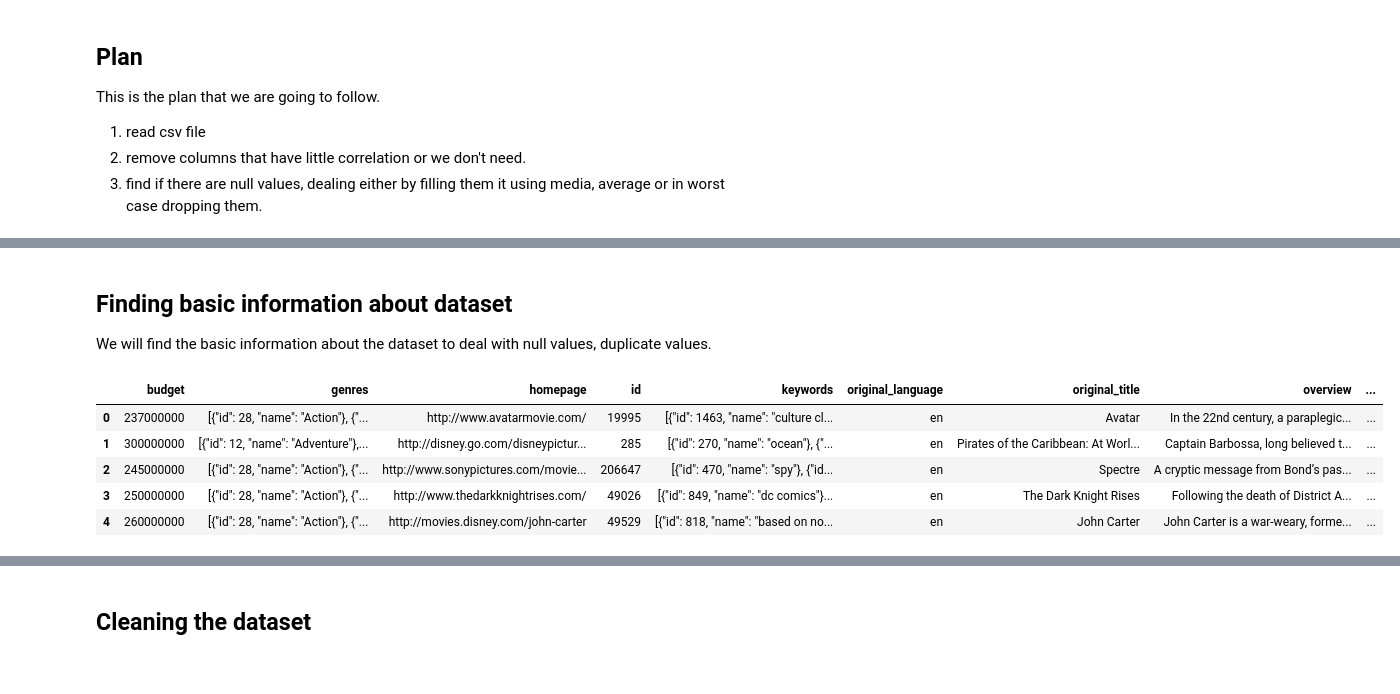
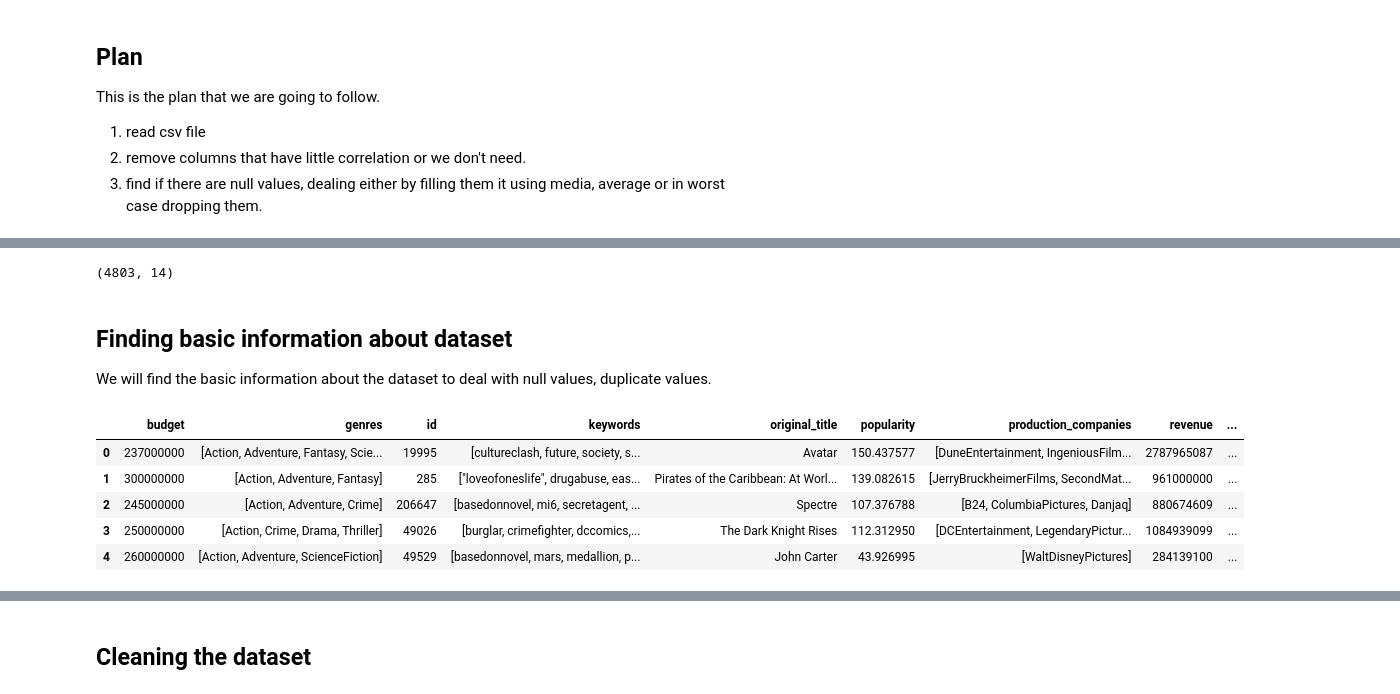
Before and after one commit to caotic300/TMDB-Dataset-Prediction-Analysis, a Jupyter notebook: TMDB Datasets Predictions.ipynb, the cells around one changed output, grey strips where cells are left out. Drawn from its saved outputs; the diff is of its cells as text; code cells hidden in the pictures.

```diff
--- a/TMDB Datasets Predictions.ipynb
+++ b/TMDB Datasets Predictions.ipynb
@@ -23,0 +30,12 @@ tmdb = pd.read_csv('tmdb_5000_movies.csv')
+# %%
+
+path1 = "./"
+filename_read = os.path.join(path1,"tmdb_5000_movies.csv")
+movie = pd.read_csv(filename_read,na_values=['NA','?'])
+
+path2 = "./"
+filename_read = os.path.join(path2,"tmdb_5000_credits.csv")
+credit = pd.read_csv(filename_read,na_values=['NA','?'])
+
+movies = movie.merge(credit, left_on='id', right_on='movie_id', how='left')
+movies.shape
@@ -24,14 +104,35 @@ tmdb = pd.read_csv('tmdb_5000_movies.csv')
+# %%
+#save columns we do not need before removing
+homepage = movies['homepage']
+status = movies['status']
+overview = movies['overview']
+release_date = movies['release_date']
+tag_line = movies['tagline']
+spoken_languages = movies['spoken_languages']
+production_countries = movies['production_countries']
+title_x = movies['title_x']
+title_y = movies['title_y']
+
+movies = movies.drop(columns=['homepage','original_language','title_y', 'title_x',
+                              'overview','production_countries','release_date','spoken_languages','status','tagline',
+                              ], axis=1)
+
+convert(movies,  ['genres', 'keywords', 'production_companies', 'cast', 'crew'])
+#test[:5]
+movies.shape
+# %% [output]
+(4803, 14)
 # %% [markdown]
 ## Finding basic information about dataset
 
 We will find the basic information about the dataset to deal with null values, duplicate values.
 # %%
 # to observe the data
-tmdb.head()
+movies.head()
 # %% [output]
-|  | budget | genres | homepage | id | keywords | original_language | original_title | overview | ... |
-| 0 | 237000000 | [{"id": 28, "name": "Action"}, {"... | http://www.avatarmovie.com/ | 19995 | [{"id": 1463, "name": "culture cl... | en | Avatar | In the 22nd century, a paraplegic... | ... |
-| 1 | 300000000 | [{"id": 12, "name": "Adventure"},... | http://disney.go.com/disneypictur... | 285 | [{"id": 270, "name": "ocean"}, {"... | en | Pirates of the Caribbean: At Worl... | Captain Barbossa, long believed t... | ... |
-| 2 | 245000000 | [{"id": 28, "name": "Action"}, {"... | http://www.sonypictures.com/movie... | 206647 | [{"id": 470, "name": "spy"}, {"id... | en | Spectre | A cryptic message from Bond’s pas... | ... |
-| 3 | 250000000 | [{"id": 28, "name": "Action"}, {"... | http://www.thedarkknightrises.com/ | 49026 | [{"id": 849, "name": "dc comics"}... | en | The Dark Knight Rises | Following the death of District A... | ... |
-| 4 | 260000000 | [{"id": 28, "name": "Action"}, {"... | http://movies.disney.com/john-carter | 49529 | [{"id": 818, "name": "based on no... | en | John Carter | John Carter is a war-weary, forme... | ... |
+|  | budget | genres | id | keywords | original_title | popularity | production_companies | revenue | ... |
+| 0 | 237000000 | [Action, Adventure, Fantasy, Scie... | 19995 | [cultureclash, future, society, s... | Avatar | 150.437577 | [DuneEntertainment, IngeniousFilm... | 2787965087 | ... |
+| 1 | 300000000 | [Action, Adventure, Fantasy] | 285 | ["loveofoneslife", drugabuse, eas... | Pirates of the Caribbean: At Worl... | 139.082615 | [JerryBruckheimerFilms, SecondMat... | 961000000 | ... |
+| 2 | 245000000 | [Action, Adventure, Crime] | 206647 | [basedonnovel, mi6, secretagent, ... | Spectre | 107.376788 | [B24, ColumbiaPictures, Danjaq] | 880674609 | ... |
+| 3 | 250000000 | [Action, Crime, Drama, Thriller] | 49026 | [burglar, crimefighter, dccomics,... | The Dark Knight Rises | 112.312950 | [DCEntertainment, LegendaryPictur... | 1084939099 | ... |
+| 4 | 260000000 | [Action, Adventure, ScienceFiction] | 49529 | [basedonnovel, mars, medallion, p... | John Carter | 43.926995 | [WaltDisneyPictures] | 284139100 | ... |
```
Also changed, not shown: parts of 39 cells of this notebook, 2 other files.
